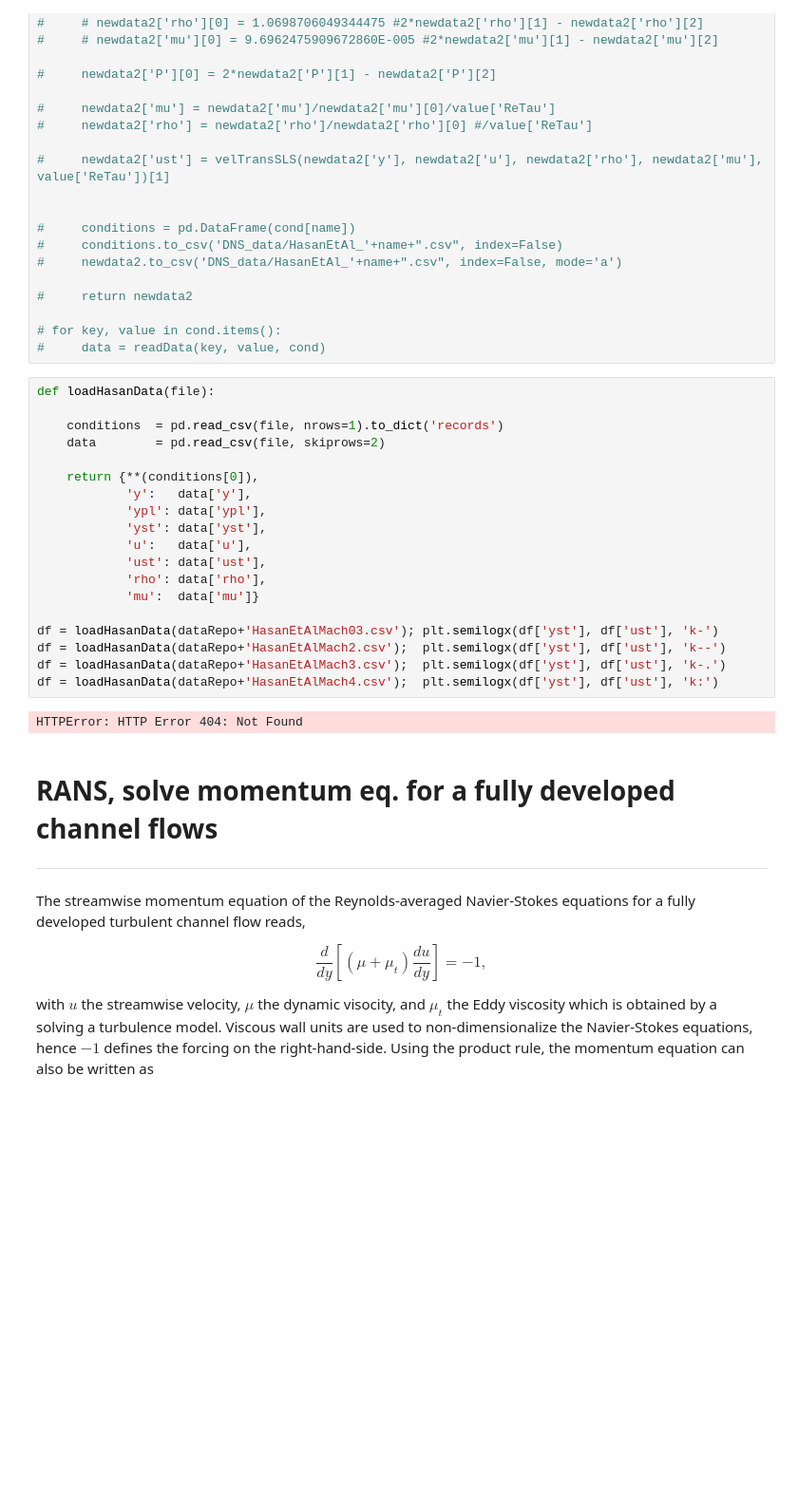
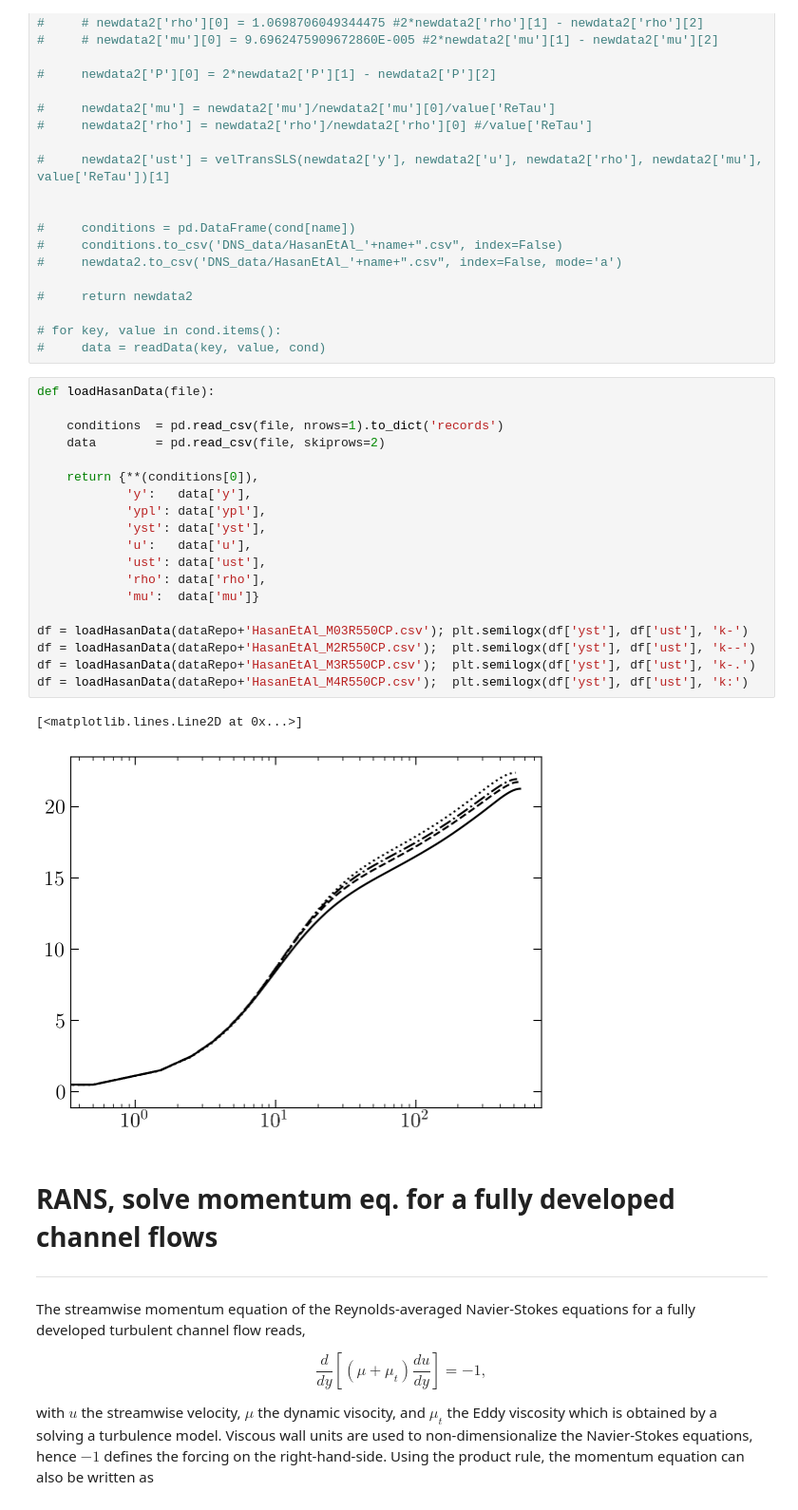
Before and after one commit to Fluid-Dynamics-Of-Energy-Systems-Team/RANS_Channel, a Jupyter notebook: main.ipynb, the cells around one changed output. Shown at 95% size. Drawn from its saved outputs; the diff is of its cells as text; blank space fills up the shorter version.

```diff
--- a/main.ipynb
+++ b/main.ipynb
@@ -372,24 +372,25 @@ def loadTLdata(file):
 # %%
 def loadHasanData(file):
 
     conditions  = pd.read_csv(file, nrows=1).to_dict('records')
     data        = pd.read_csv(file, skiprows=2)
 
     return {**(conditions[0]),
             'y':   data['y'],
             'ypl': data['ypl'],
             'yst': data['yst'],
             'u':   data['u'],
             'ust': data['ust'],
             'rho': data['rho'],
             'mu':  data['mu']}
 
-df = loadHasanData(dataRepo+'HasanEtAlMach03.csv'); plt.semilogx(df['yst'], df['ust'], 'k-')
-df = loadHasanData(dataRepo+'HasanEtAlMach2.csv');  plt.semilogx(df['yst'], df['ust'], 'k--')
-df = loadHasanData(dataRepo+'HasanEtAlMach3.csv');  plt.semilogx(df['yst'], df['ust'], 'k-.')
-df = loadHasanData(dataRepo+'HasanEtAlMach4.csv');  plt.semilogx(df['yst'], df['ust'], 'k:')
+df = loadHasanData(dataRepo+'HasanEtAl_M03R550CP.csv'); plt.semilogx(df['yst'], df['ust'], 'k-')
+df = loadHasanData(dataRepo+'HasanEtAl_M2R550CP.csv');  plt.semilogx(df['yst'], df['ust'], 'k--')
+df = loadHasanData(dataRepo+'HasanEtAl_M3R550CP.csv');  plt.semilogx(df['yst'], df['ust'], 'k-.')
+df = loadHasanData(dataRepo+'HasanEtAl_M4R550CP.csv');  plt.semilogx(df['yst'], df['ust'], 'k:')
 # %% [output]
-HTTPError: HTTP Error 404: Not Found
+[<matplotlib.lines.Line2D at 0x...>]
+[figure, added]
 # %% [markdown]
 #
 # RANS, solve momentum eq. for a fully developed channel flows
```
